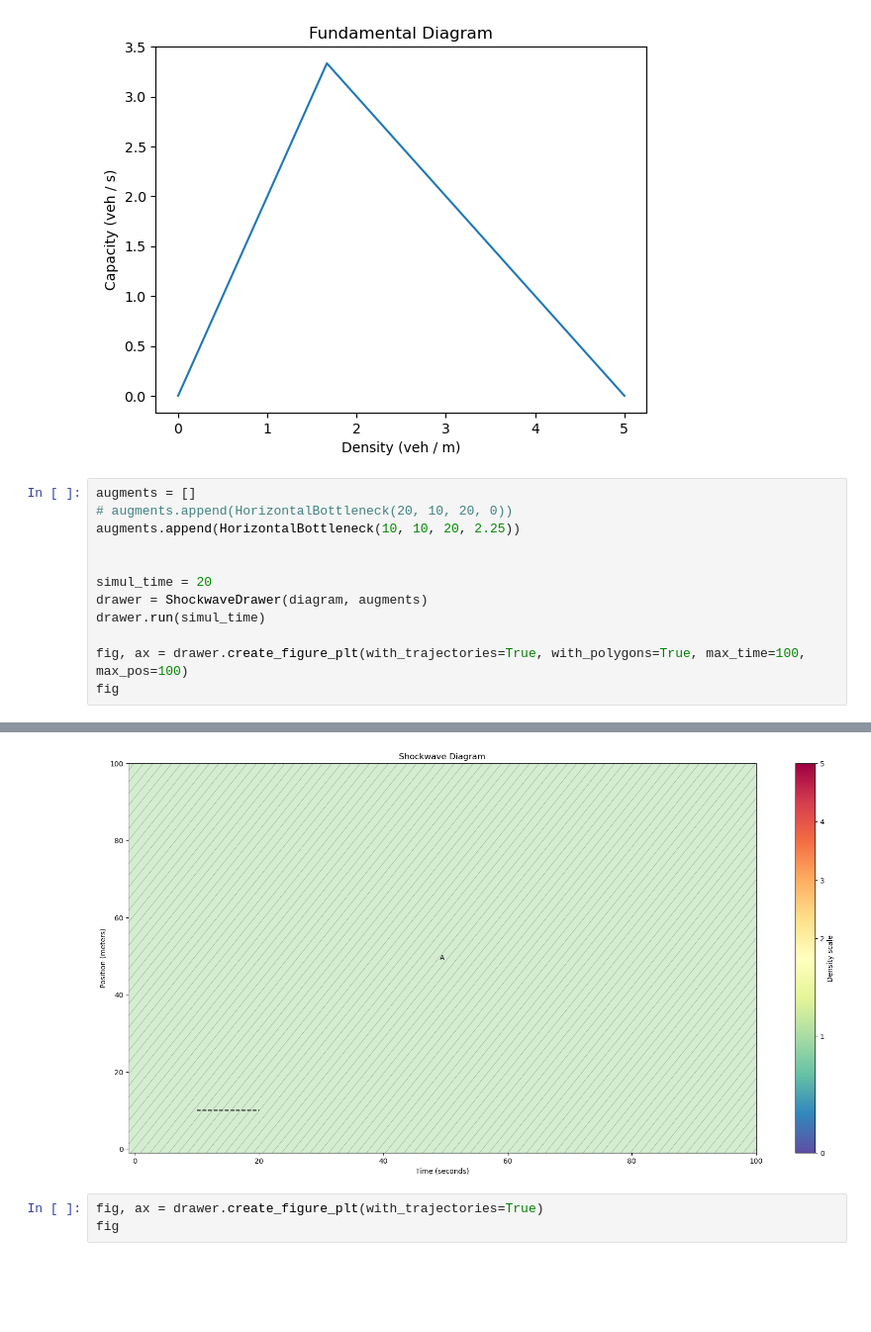
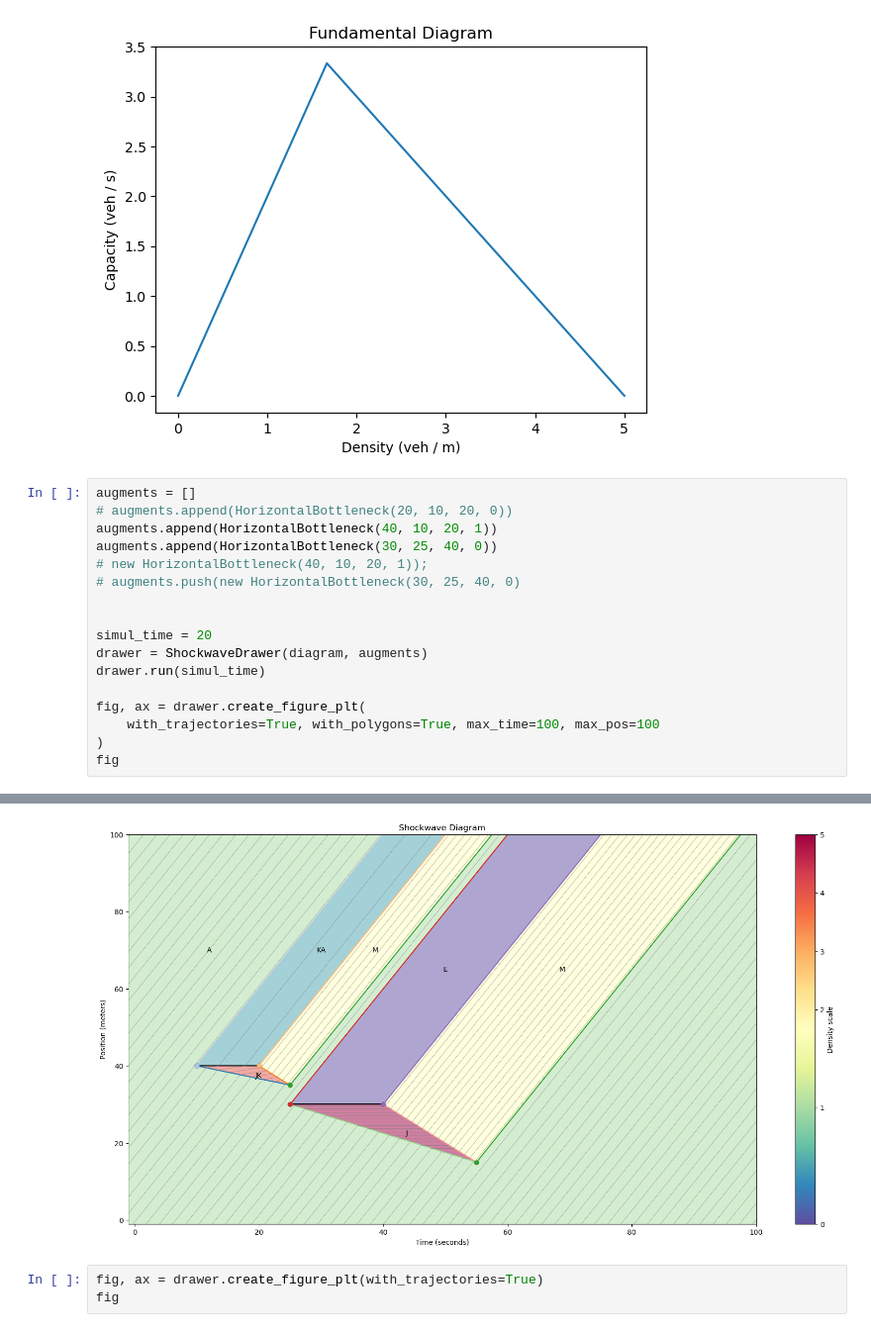
Before and after one commit to yianzhang14/traffic-shock-diagrams, a Jupyter notebook: tool.ipynb, the cells around one changed output, grey strips where cells are left out. Shown at 99% size. Saved outputs shown, nothing was run; the diff lists cells and outputs as text; blank space fills up the shorter version.

```diff
--- a/tool.ipynb
+++ b/tool.ipynb
@@ -22,14 +22,19 @@ diagram.show()
 # %%
 augments = []
 # augments.append(HorizontalBottleneck(20, 10, 20, 0))
-augments.append(HorizontalBottleneck(10, 10, 20, 2.25))
+augments.append(HorizontalBottleneck(40, 10, 20, 1))
+augments.append(HorizontalBottleneck(30, 25, 40, 0))
+# new HorizontalBottleneck(40, 10, 20, 1));
+# augments.push(new HorizontalBottleneck(30, 25, 40, 0)
 
 
 simul_time = 20
 drawer = ShockwaveDrawer(diagram, augments)
 drawer.run(simul_time)
 
-fig, ax = drawer.create_figure_plt(with_trajectories=True, with_polygons=True, max_time=100, max_pos=100)
+fig, ax = drawer.create_figure_plt(
+    with_trajectories=True, with_polygons=True, max_time=100, max_pos=100
+)
 fig
 # %% [output]
 processing events at time 10
@@ -41,4 +57,4 @@ processing CapacityEvent(point=dtPoint(time=20, position=10), type=<EventType.ca
-[figure, old version]
+[figure, new version]
 # %%
 fig, ax = drawer.create_figure_plt(with_trajectories=True)
 fig
```
Also changed, not shown: parts of 1 cell of this notebook.
